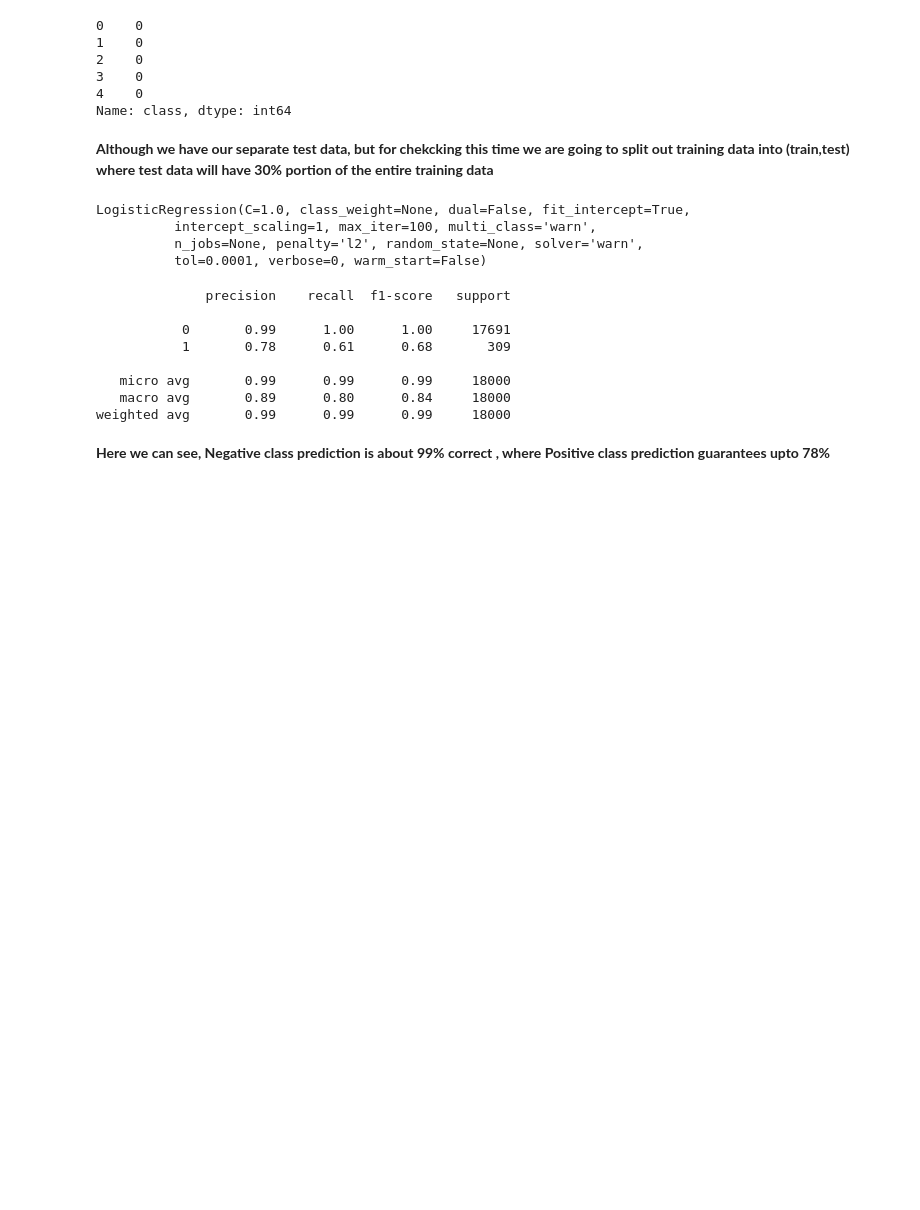
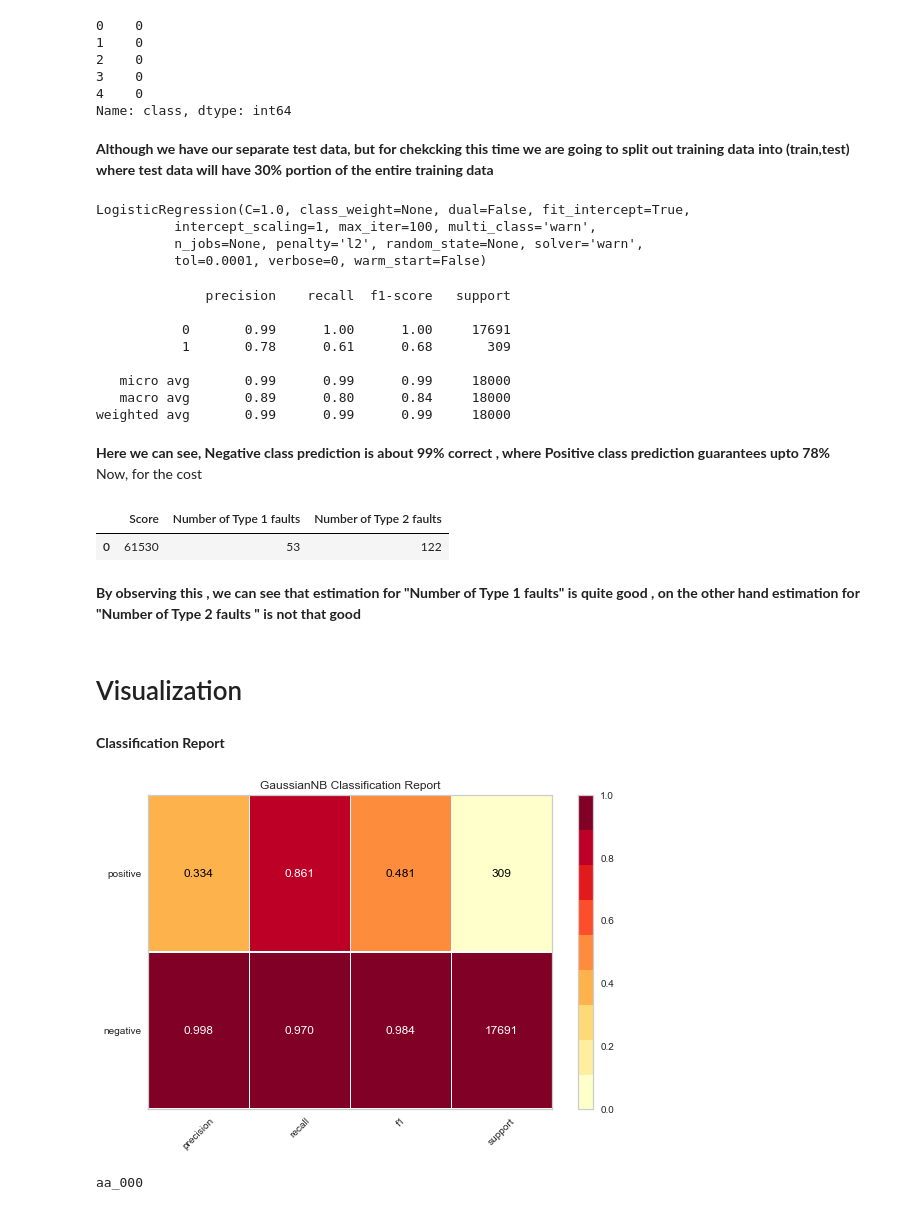
Before and after one commit to masudurHimel/ML---APS-Failure-at-Scania-Trucks-Data-Set, a Jupyter notebook: Codes/phase_1.ipynb, the cells around one changed output. Drawn from its saved outputs; the diff is of its cells as text; code cells hidden in the pictures; blank space fills up the shorter version.

```diff
--- a/Codes/phase_1.ipynb
+++ b/Codes/phase_1.ipynb
@@ -203,4 +203,5 @@ print(classification_report(y_test,prediction))
    macro avg       0.89      0.80      0.84     18000
 weighted avg       0.99      0.99      0.99     18000
 # %% [markdown]
-<b>Here we can see, Negative class prediction is about 99% correct , where Positive class prediction guarantees upto 78%</b>
+<b>Here we can see, Negative class prediction is about 99% correct , where Positive class prediction guarantees upto 78%</b><br>
+Now, for the cost
@@ -206,0 +214,12 @@ weighted avg       0.99      0.99      0.99     18000
+# %%
+values = {'Score':[cost],'Number of Type 1 faults':[fp],'Number of Type 2 faults':[fn]}
+pd.DataFrame(values)
+# %% [output]
+|  | Score | Number of Type 1 faults | Number of Type 2 faults |
+| 0 | 61530 | 53 | 122 |
+# %% [markdown]
+<b>By observing this , we can see that estimation for "Number of Type 1 faults" is quite good , on the other hand estimation for "Number of Type 2 faults " is not that good </b>
+# %% [markdown]
+# Visualization
+# %% [markdown]
+<b>Classification Report</b>
@@ -206,0 +229,15 @@ weighted avg       0.99      0.99      0.99     18000
+# %%
+
+# Instantiate the classification model and visualizer
+bayes = GaussianNB()
+visualizer = ClassificationReport(bayes, classes=["negative", "positive"], support=True)
+
+visualizer.fit(X_train, y_train)  # Fit the visualizer and the model
+visualizer.score(X_test, y_test)  # Evaluate the model on the test data
+g = visualizer.poof()             # Draw/show/poof the data
+# %% [output]
+[figure, added]
+# %%
+temp =sample_data.columns.tolist()
+# %% [output]
+aa_000
```
Also changed, not shown: parts of 5 cells of this notebook, 6 other files.
